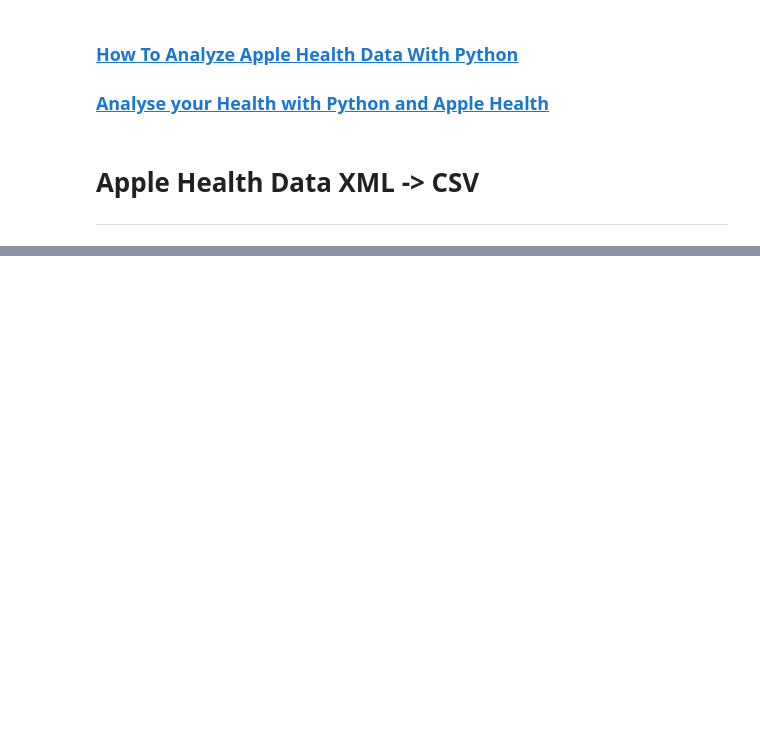
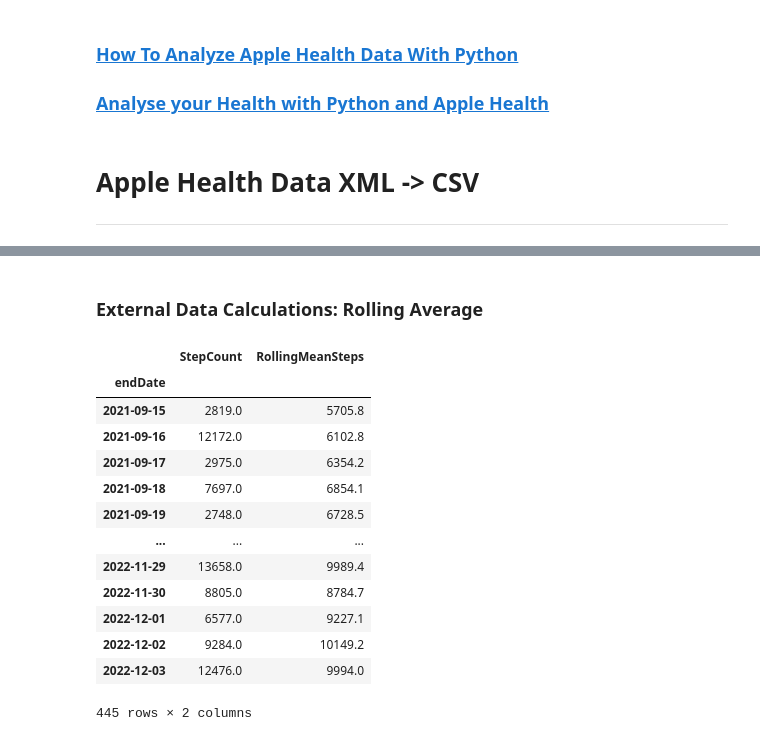
Before and after one commit to bridaniels/ML_Trading_2ndEd, a Jupyter notebook: P2_ML_trading_fundamentals/10_bayesian_ML/06_markov_chain_monte_carlo.ipynb, the cells around one changed output, grey strips where cells are left out. Drawn from its saved outputs; the diff is of its cells as text; code cells hidden in the pictures; blank space fills up the shorter version.

```diff
--- a/P2_ML_trading_fundamentals/10_bayesian_ML/06_markov_chain_monte_carlo.ipynb
+++ b/P2_ML_trading_fundamentals/10_bayesian_ML/06_markov_chain_monte_carlo.ipynb
@@ -72,0 +131,28 @@ from matplotlib.axis import Axis
+# %% [markdown]
+### External Data Calculations: Rolling Average
+# %%
+# Copy To New Dataframe - DeepCopy so Changes DO NOT reflect in Original
+daily_steps_sum = df[['endDate', 'StepCount']].copy(deep=True)
+
+# Calculate Rolling Average
+daily_steps_sum['RollingMeanSteps'] = daily_steps_sum.StepCount.rolling(window=10,center=True).mean()
+daily_steps_sum.dropna(inplace=True)
+
+daily_steps_sum = daily_steps_sum.set_index('endDate')
+
+daily_steps_sum
+# %% [output]
+|  | StepCount | RollingMeanSteps |
+| endDate |  |  |
+| 2021-09-15 | 2819.0 | 5705.8 |
+| 2021-09-16 | 12172.0 | 6102.8 |
+| 2021-09-17 | 2975.0 | 6354.2 |
+| 2021-09-18 | 7697.0 | 6854.1 |
+| 2021-09-19 | 2748.0 | 6728.5 |
+| ... | ... | ... |
+| 2022-11-29 | 13658.0 | 9989.4 |
+| 2022-11-30 | 8805.0 | 8784.7 |
+| 2022-12-01 | 6577.0 | 9227.1 |
+| 2022-12-02 | 9284.0 | 10149.2 |
+| 2022-12-03 | 12476.0 | 9994.0 |
+445 rows × 2 columns
```
Also changed, not shown: parts of 12 cells of this notebook, 2 other files.
